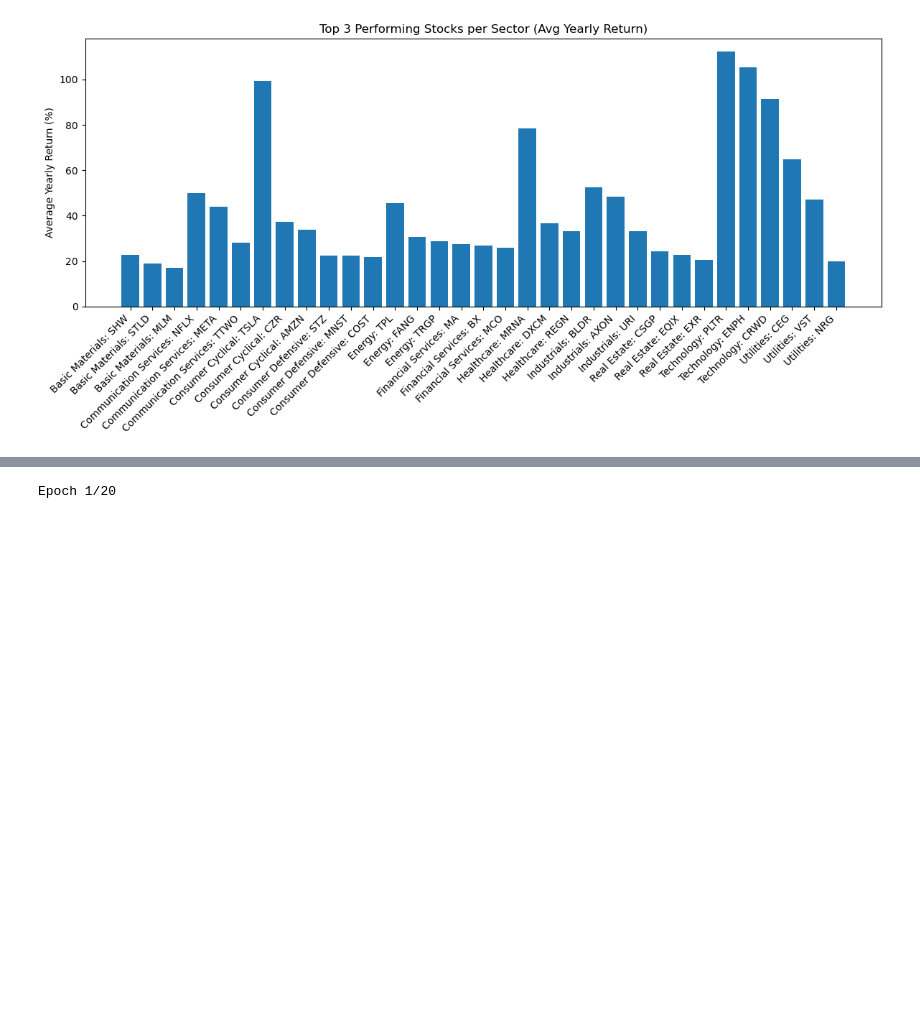
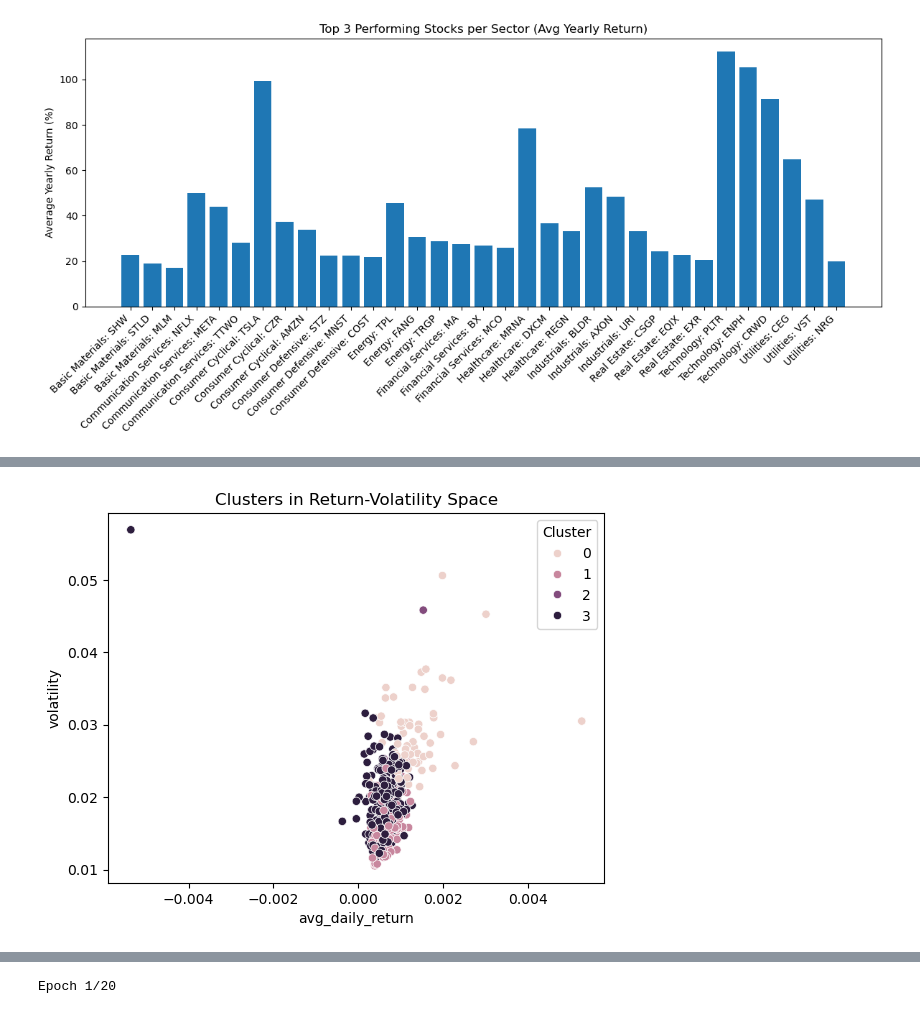
Before and after one commit to MBrozhko34/Data-Analytics-Coursework, a Jupyter notebook: CS910 S&P 500 Data Analysis.ipynb, the cells around one changed output, grey strips where cells are left out. Saved outputs shown, nothing was run; the diff lists cells and outputs as text; code cells hidden in the pictures; blank space fills up the shorter version.

Commit message:
clustering

```diff
--- a/CS910 S&P 500 Data Analysis.ipynb
+++ b/CS910 S&P 500 Data Analysis.ipynb
@@ -487,0 +502,9 @@ plt.show()
+# %%
+df_merged = pd.merge(
+    df_perf,      # from df_stocks historical
+    df_comp,      # fundamental snapshot
+    on='Symbol',
+    how='inner'   # only keep symbols present in both
+)
+
+df_merged.head()
@@ -487,0 +575,20 @@ plt.show()
+# %%
+from sklearn.preprocessing import StandardScaler
+
+scaler = StandardScaler()
+X = scaler.fit_transform(df_cluster[features])
+# %%
+from sklearn.cluster import KMeans
+
+k = 4  # example
+kmeans = KMeans(n_clusters=k, random_state=42)
+labels = kmeans.fit_predict(X)
+
+df_cluster['Cluster'] = labels
+# %%
+df_cluster = pd.merge(
+    df_cluster,
+    df_merged[['Symbol','Sector','Industry']],
+    on='Symbol',
+    how='left'
+)
@@ -487,0 +617,14 @@ plt.show()
+# %%
+import seaborn as sns
+import matplotlib.pyplot as plt
+
+sns.scatterplot(
+    data=df_cluster,
+    x='avg_daily_return',
+    y='volatility',
+    hue='Cluster'
+)
+plt.title("Clusters in Return-Volatility Space")
+plt.show()
+# %% [output]
+[figure, added]
```
Also changed, not shown: parts of 8 cells of this notebook.
